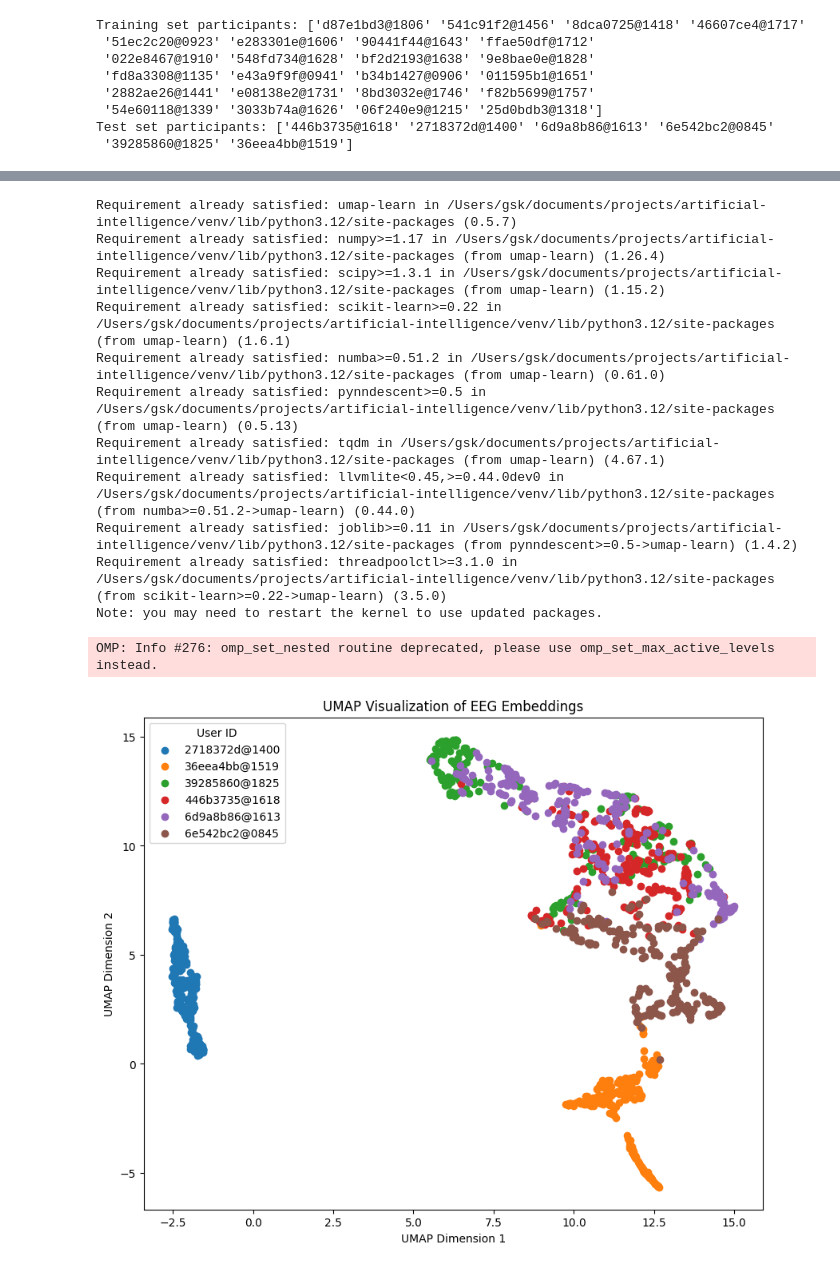
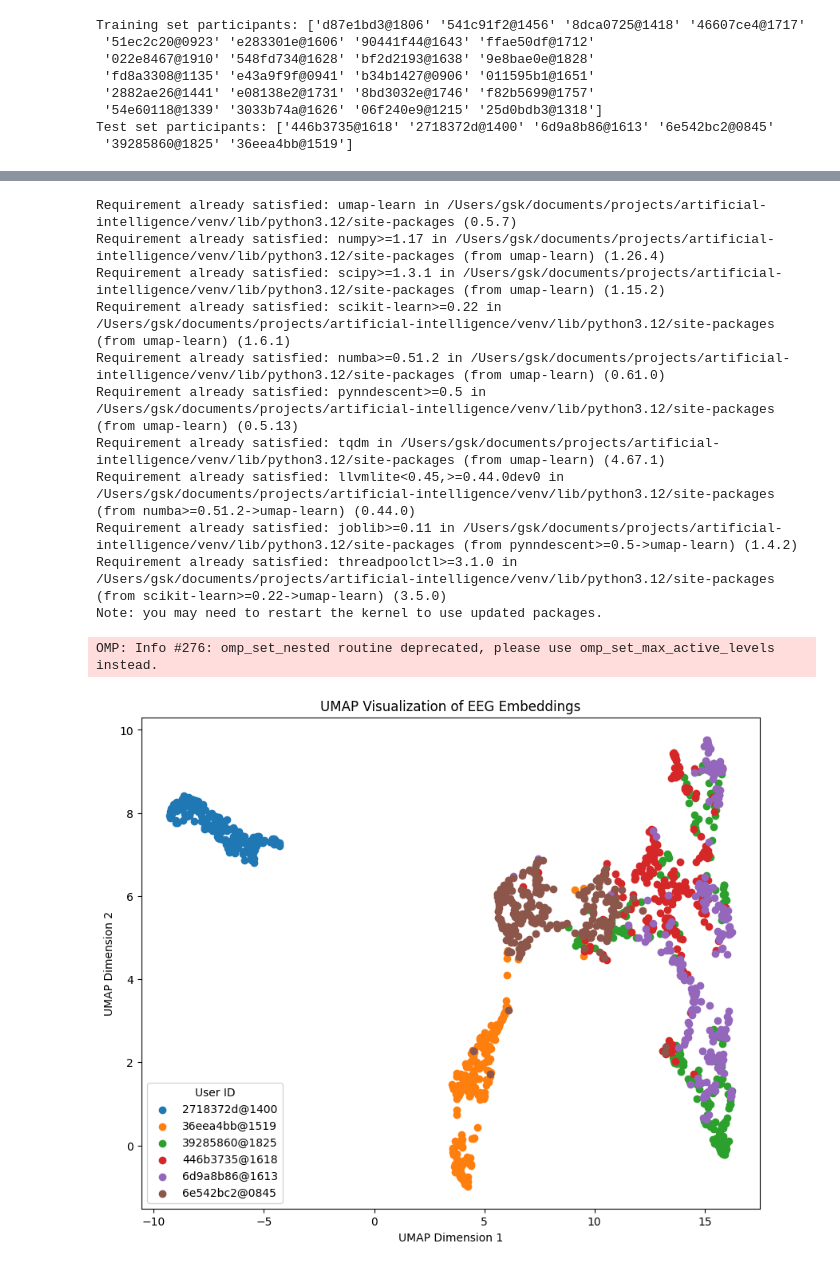
Before and after one commit to KN-Neuron/NeuroGuard-AI, a Jupyter notebook: notebooks/grzegorz_szczepanek/EEGNetTest1.ipynb, the cells around one changed output, grey strips where cells are left out. Cells and saved outputs as stored; diff of their text form; code cells hidden in the pictures.

```diff
--- a/notebooks/grzegorz_szczepanek/EEGNetTest1.ipynb
+++ b/notebooks/grzegorz_szczepanek/EEGNetTest1.ipynb
@@ -249,15 +224,11 @@ import torch
 import torch.nn as nn
 from torch.utils.data import DataLoader
 
-# Assume TripletEEGDataset is defined and takes a DataFrame as input.
 triplet_train_dataset = TripletEEGDataset(train_df)
 triplet_train_loader = DataLoader(triplet_train_dataset, batch_size=8, shuffle=True)
 
 model = EEGNetEmbeddingModel(
-    num_channels=4,
-    num_time_points=751,
-    num_classes=0,
-    embedding_dimension=32
+    num_channels=4, num_time_points=751, num_classes=0, embedding_dimension=32
 )
 
 import torch.nn.functional as F
@@ -265,19 +236,18 @@ import torch.nn.functional as F
 triplet_loss_fn = nn.TripletMarginLoss(margin=0.05)
 optimizer = torch.optim.Adam(model.parameters(), lr=1e-3)
 
-num_epochs = 40
+num_epochs = 50
 model.train()
 for epoch in range(num_epochs):
     running_loss = 0.0
     for anchor, positive, negative in triplet_train_loader:
         anchor_emb, _ = model(anchor)
-        pos_emb, _    = model(positive)
-        neg_emb, _    = model(negative)
+        pos_emb, _ = model(positive)
+        neg_emb, _ = model(negative)
 
-        # Optional: normalize embeddings
         anchor_emb = F.normalize(anchor_emb, p=2, dim=1)
-        pos_emb    = F.normalize(pos_emb, p=2, dim=1)
-        neg_emb    = F.normalize(neg_emb, p=2, dim=1)
+        pos_emb = F.normalize(pos_emb, p=2, dim=1)
+        neg_emb = F.normalize(neg_emb, p=2, dim=1)
 
         loss = triplet_loss_fn(anchor_emb, pos_emb, neg_emb)
         optimizer.zero_grad()
@@ -387,45 +374,34 @@ plt.show()
 import umap
 import matplotlib.pyplot as plt
 
-# Suppose your embeddings are in embeddings_array of shape (N, 32)
-# and participant_ids_array is an array of user IDs, shape (N,)
 
-reducer = umap.UMAP(
-    n_neighbors=15,    # a common default, can tweak
-    min_dist=0.1,      # how tightly points are clustered
-    random_state=42
-)
+reducer = umap.UMAP(n_neighbors=15, min_dist=0.1, random_state=42)
 
 umap_coords = reducer.fit_transform(embeddings_array)
-# umap_coords will be shape (N, 2)
 
-# Plot
+
 plt.figure(figsize=(10, 8))
 unique_users = np.unique(participant_ids_array)
 for user in unique_users:
     indices = np.where(participant_ids_array == user)
-    plt.scatter(
-        umap_coords[indices, 0],
-        umap_coords[indices, 1],
-        label=str(user)
-    )
+    plt.scatter(umap_coords[indices, 0], umap_coords[indices, 1], label=str(user))
 
 plt.legend(title="User ID")
 plt.title("UMAP Visualization of EEG Embeddings")
 plt.xlabel("UMAP Dimension 1")
 plt.ylabel("UMAP Dimension 2")
 plt.show()
 # %% [output]
 Requirement already satisfied: umap-learn in /Users/gsk/documents/projects/artificial-intelligence/venv/lib/python3.12/site-packages (0.5.7)
 Requirement already satisfied: numpy>=1.17 in /Users/gsk/documents/projects/artificial-intelligence/venv/lib/python3.12/site-packages (from umap-learn) (1.26.4)
 Requirement already satisfied: scipy>=1.3.1 in /Users/gsk/documents/projects/artificial-intelligence/venv/lib/python3.12/site-packages (from umap-learn) (1.15.2)
 Requirement already satisfied: scikit-learn>=0.22 in /Users/gsk/documents/projects/artificial-intelligence/venv/lib/python3.12/site-packages (from umap-learn) (1.6.1)
 Requirement already satisfied: numba>=0.51.2 in /Users/gsk/documents/projects/artificial-intelligence/venv/lib/python3.12/site-packages (from umap-learn) (0.61.0)
 Requirement already satisfied: pynndescent>=0.5 in /Users/gsk/documents/projects/artificial-intelligence/venv/lib/python3.12/site-packages (from umap-learn) (0.5.13)
 Requirement already satisfied: tqdm in /Users/gsk/documents/projects/artificial-intelligence/venv/lib/python3.12/site-packages (from umap-learn) (4.67.1)
 Requirement already satisfied: llvmlite<0.45,>=0.44.0dev0 in /Users/gsk/documents/projects/artificial-intelligence/venv/lib/python3.12/site-packages (from numba>=0.51.2->umap-learn) (0.44.0)
 Requirement already satisfied: joblib>=0.11 in /Users/gsk/documents/projects/artificial-intelligence/venv/lib/python3.12/site-packages (from pynndescent>=0.5->umap-learn) (1.4.2)
 Requirement already satisfied: threadpoolctl>=3.1.0 in /Users/gsk/documents/projects/artificial-intelligence/venv/lib/python3.12/site-packages (from scikit-learn>=0.22->umap-learn) (3.5.0)
 Note: you may need to restart the kernel to use updated packages.
 OMP: Info #276: omp_set_nested routine deprecated, please use omp_set_max_active_levels instead.
-[figure, old version]
+[figure, new version]
```
Also changed, not shown: parts of 10 cells of this notebook, 2 other files.
